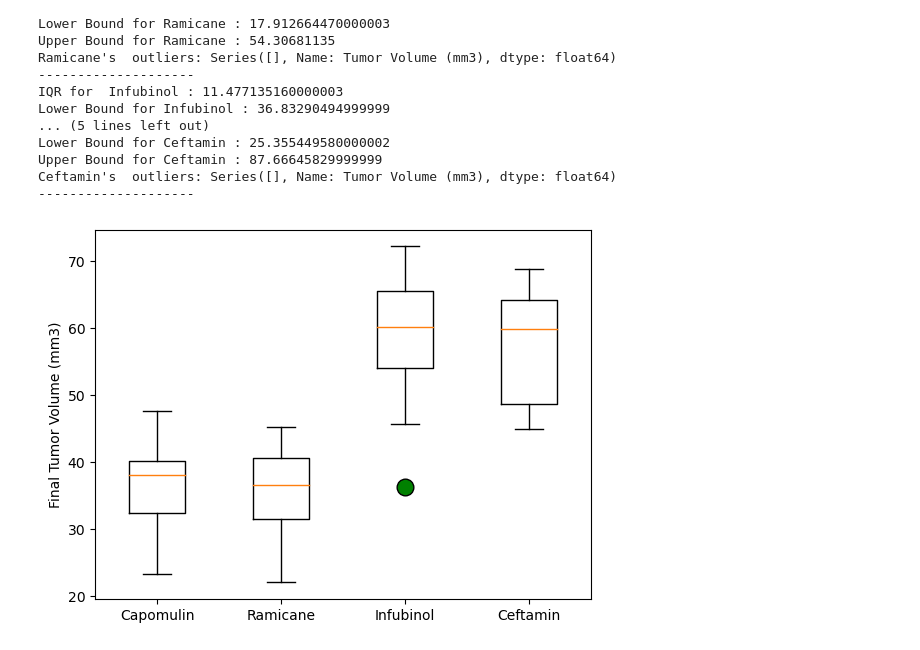
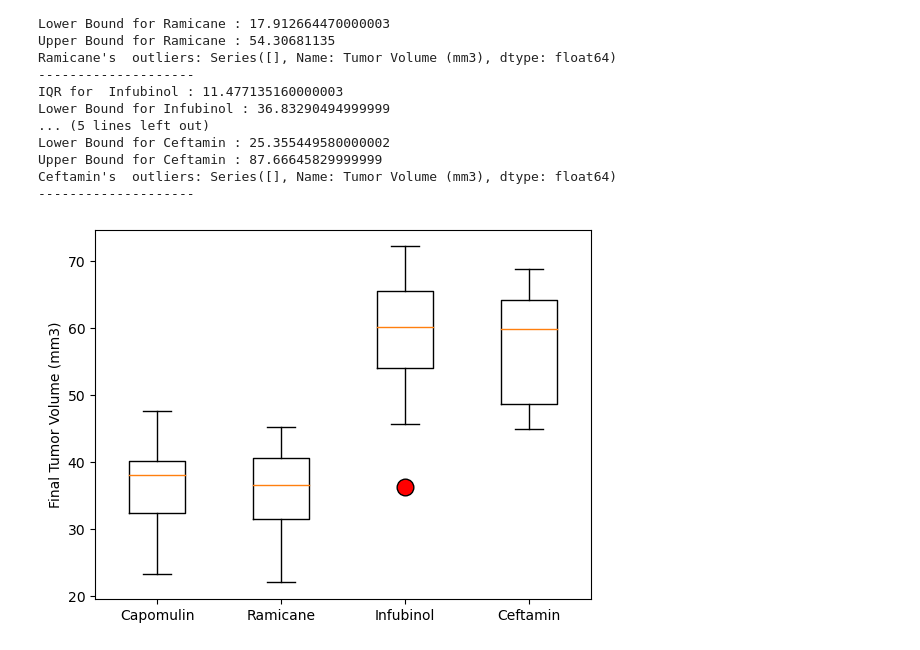
Before and after one commit to JDough89/Pymaceuticals, a Jupyter notebook: pymaceuticals.ipynb, the cells around one changed output. Drawn from its saved outputs; the diff is of its cells as text; code cells hidden in the pictures.

```diff
--- a/pymaceuticals.ipynb
+++ b/pymaceuticals.ipynb
@@ -233,12 +240,12 @@ Ceftamin's  outliers: Series([], Name: Tumor Volume (mm3), dtype: float64)
 --------------------
 # %%
 # Plot boxplot
-flierprops = dict(marker='o', markerfacecolor='green', markersize=12,linestyle='none')
+flierprops = dict(marker='o', markerfacecolor='red', markersize=12, linestyle='none')
 plt.boxplot(tumorVolume,flierprops=flierprops)
 
 #Format the box plot
 plt.ylabel('Final Tumor Volume (mm3)')
 plt.xticks([1, 2, 3, 4], ['Capomulin', 'Ramicane', 'Infubinol', 'Ceftamin'])
 plt.show()
 # %% [output]
-[figure, old version]
+[figure, new version]
```
Also changed, not shown: parts of 6 cells of this notebook.
